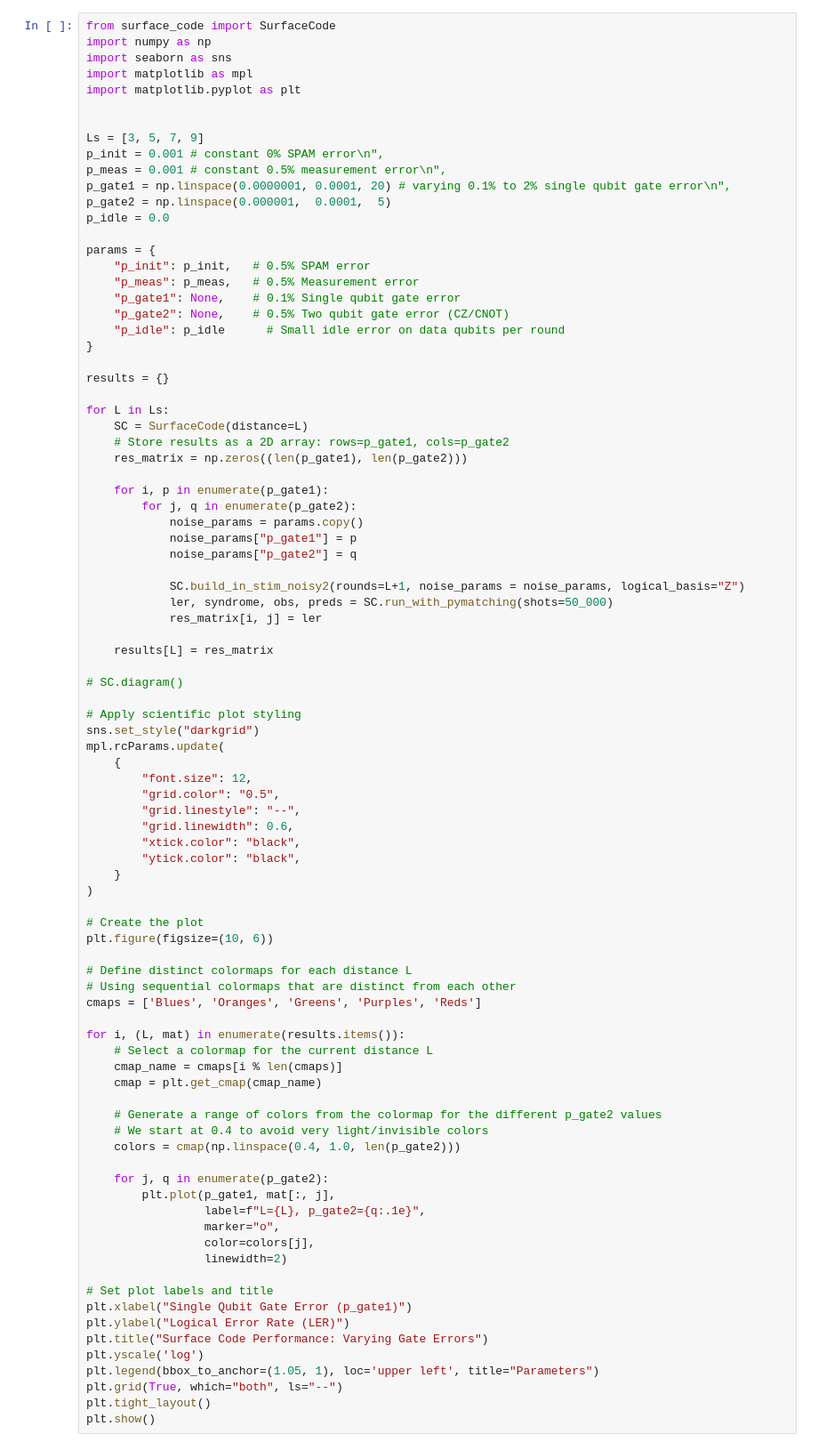
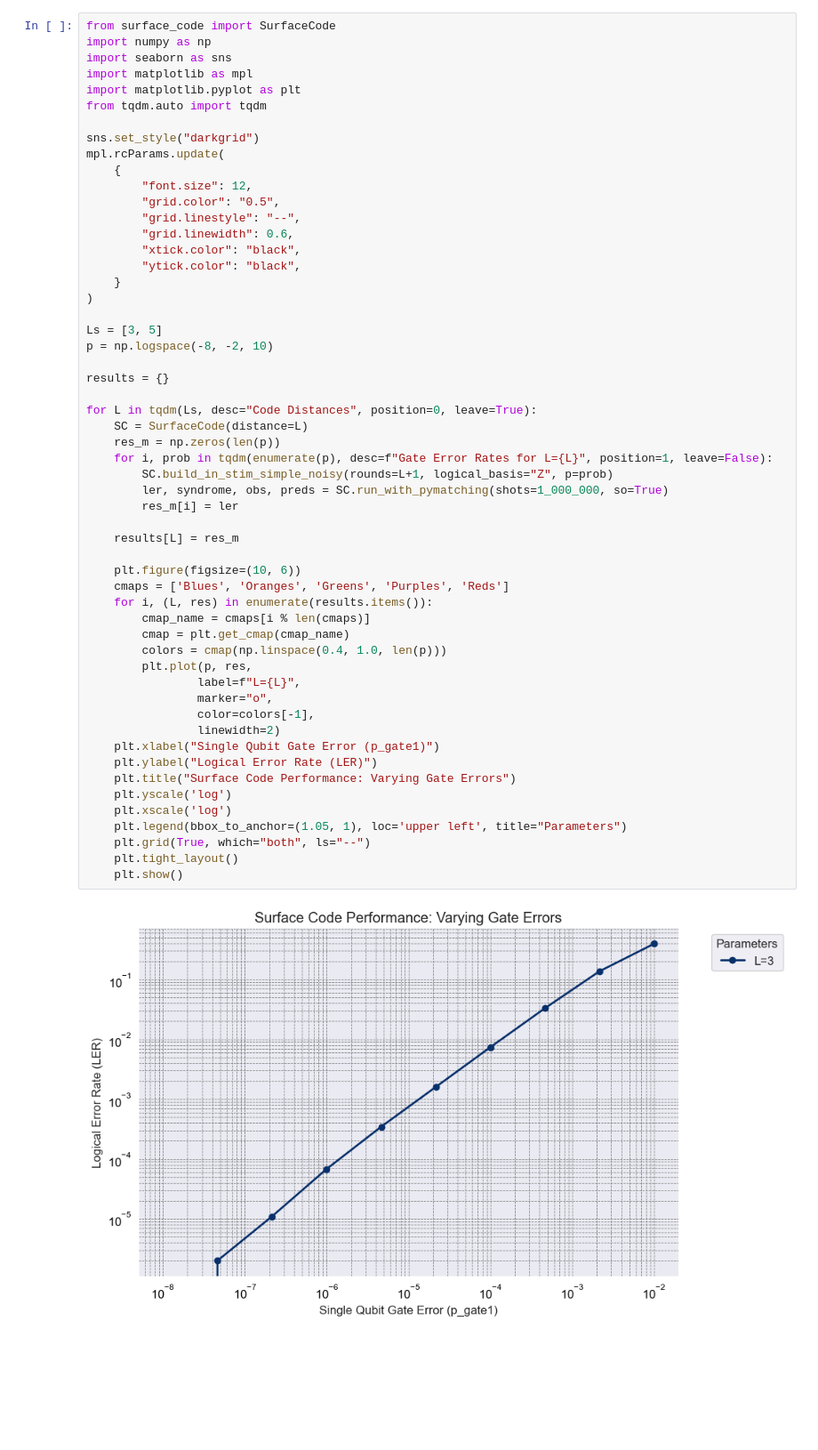
Before and after one commit to BjarneS2/Simulation_on_QEC_with_reconfigurable_atom_arrays, a Jupyter notebook: SurfaceCodePerfomance.ipynb, the cells around one changed output. Shown at 89% size. Drawn from its saved outputs; the diff is of its cells as text; blank space fills up the shorter version.

```diff
--- a/SurfaceCodePerfomance.ipynb
+++ b/SurfaceCodePerfomance.ipynb
@@ -92,91 +3,58 @@ plt.show()
 # %%
 from surface_code import SurfaceCode
 import numpy as np
 import seaborn as sns
 import matplotlib as mpl
 import matplotlib.pyplot as plt
+from tqdm.auto import tqdm
 
-
-Ls = [3, 5, 7, 9]
-p_init = 0.001 # constant 0% SPAM error\n",
-p_meas = 0.001 # constant 0.5% measurement error\n",
-p_gate1 = np.linspace(0.0000001, 0.0001, 20) # varying 0.1% to 2% single qubit gate error\n",
-p_gate2 = np.linspace(0.000001,  0.0001,  5)
-p_idle = 0.0
-
-params = {
-    "p_init": p_init,   # 0.5% SPAM error
-    "p_meas": p_meas,   # 0.5% Measurement error
-    "p_gate1": None,    # 0.1% Single qubit gate error
-    "p_gate2": None,    # 0.5% Two qubit gate error (CZ/CNOT)
-    "p_idle": p_idle      # Small idle error on data qubits per round
-}
-
-results = {}
-
-for L in Ls:
-    SC = SurfaceCode(distance=L)
-    # Store results as a 2D array: rows=p_gate1, cols=p_gate2
-    res_matrix = np.zeros((len(p_gate1), len(p_gate2)))
-
-    for i, p in enumerate(p_gate1):
-        for j, q in enumerate(p_gate2):
-            noise_params = params.copy()
-            noise_params["p_gate1"] = p
-            noise_params["p_gate2"] = q
-
-            SC.build_in_stim_noisy2(rounds=L+1, noise_params = noise_params, logical_basis="Z")
-            ler, syndrome, obs, preds = SC.run_with_pymatching(shots=50_000)
-            res_matrix[i, j] = ler
-
-    results[L] = res_matrix
-
-# SC.diagram()
-
-# Apply scientific plot styling
 sns.set_style("darkgrid")
 mpl.rcParams.update(
     {
         "font.size": 12,
         "grid.color": "0.5",
         "grid.linestyle": "--",
         "grid.linewidth": 0.6,
         "xtick.color": "black",
         "ytick.color": "black",
     }
 )
 
-# Create the plot
-plt.figure(figsize=(10, 6))
+Ls = [3, 5]
+p = np.logspace(-8, -2, 10)
 
-# Define distinct colormaps for each distance L
-# Using sequential colormaps that are distinct from each other
-cmaps = ['Blues', 'Oranges', 'Greens', 'Purples', 'Reds']
+results = {}
 
-for i, (L, mat) in enumerate(results.items()):
-    # Select a colormap for the current distance L
-    cmap_name = cmaps[i % len(cmaps)]
-    cmap = plt.get_cmap(cmap_name)
+for L in tqdm(Ls, desc="Code Distances", position=0, leave=True):
+    SC = SurfaceCode(distance=L)
+    res_m = np.zeros(len(p))
+    for i, prob in tqdm(enumerate(p), desc=f"Gate Error Rates for L={L}", position=1, leave=False):
+        SC.build_in_stim_simple_noisy(rounds=L+1, logical_basis="Z", p=prob)
+        ler, syndrome, obs, preds = SC.run_with_pymatching(shots=1_000_000, so=True)
+        res_m[i] = ler
 
-    # Generate a range of colors from the colormap for the different p_gate2 values
-    # We start at 0.4 to avoid very light/invisible colors
-    colors = cmap(np.linspace(0.4, 1.0, len(p_gate2)))
+    results[L] = res_m
 
-    for j, q in enumerate(p_gate2):
-        plt.plot(p_gate1, mat[:, j],
-                 label=f"L={L}, p_gate2={q:.1e}",
-                 marker="o",
-                 color=colors[j],
-                 linewidth=2)
-
-# Set plot labels and title
-plt.xlabel("Single Qubit Gate Error (p_gate1)")
-plt.ylabel("Logical Error Rate (LER)")
-plt.title("Surface Code Performance: Varying Gate Errors")
-plt.yscale('log')
-plt.legend(bbox_to_anchor=(1.05, 1), loc='upper left', title="Parameters")
-plt.grid(True, which="both", ls="--")
-plt.tight_layout()
-plt.show()
+    plt.figure(figsize=(10, 6))
+    cmaps = ['Blues', 'Oranges', 'Greens', 'Purples', 'Reds']
+    for i, (L, res) in enumerate(results.items()):
+        cmap_name = cmaps[i % len(cmaps)]
+        cmap = plt.get_cmap(cmap_name)
+        colors = cmap(np.linspace(0.4, 1.0, len(p)))
+        plt.plot(p, res,
+                label=f"L={L}",
+                marker="o",
+                color=colors[-1],
+                linewidth=2)
+    plt.xlabel("Single Qubit Gate Error (p_gate1)")
+    plt.ylabel("Logical Error Rate (LER)")
+    plt.title("Surface Code Performance: Varying Gate Errors")
+    plt.yscale('log')
+    plt.xscale('log')
+    plt.legend(bbox_to_anchor=(1.05, 1), loc='upper left', title="Parameters")
+    plt.grid(True, which="both", ls="--")
+    plt.tight_layout()
+    plt.show()
 # %% [output]
+[figure, added]
 KeyboardInterrupt:
```
Also changed, not shown: parts of 6 cells of this notebook, 11 other files.
